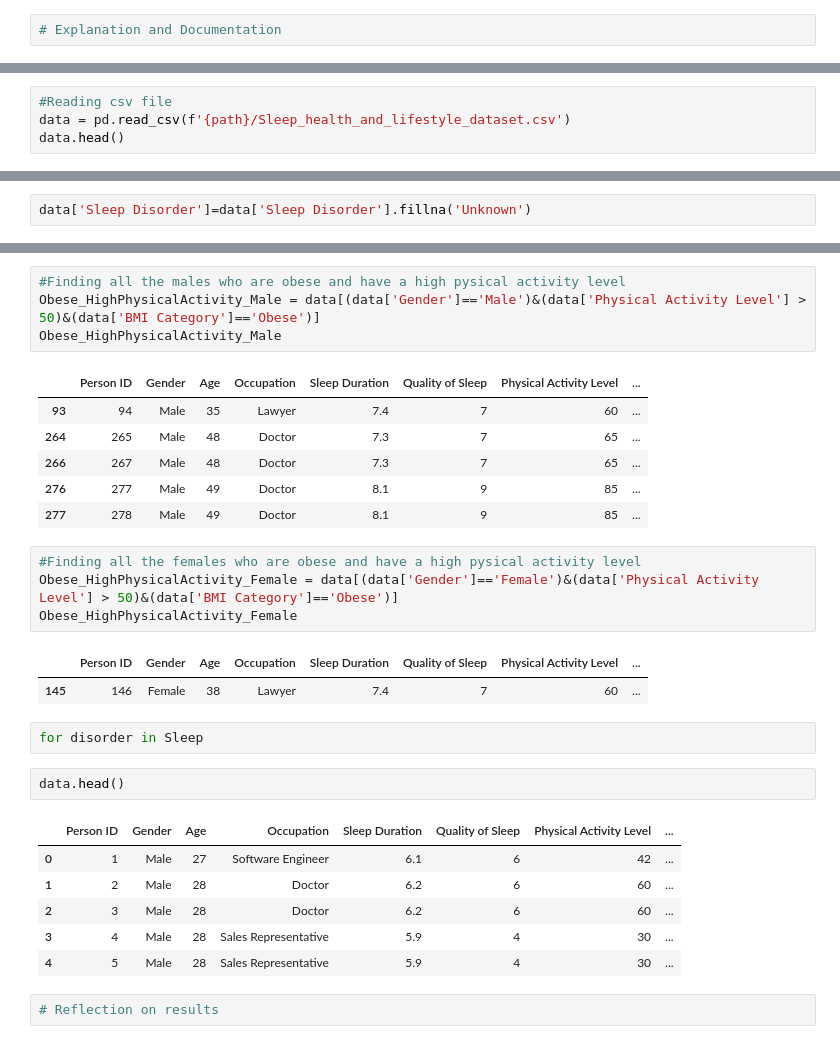
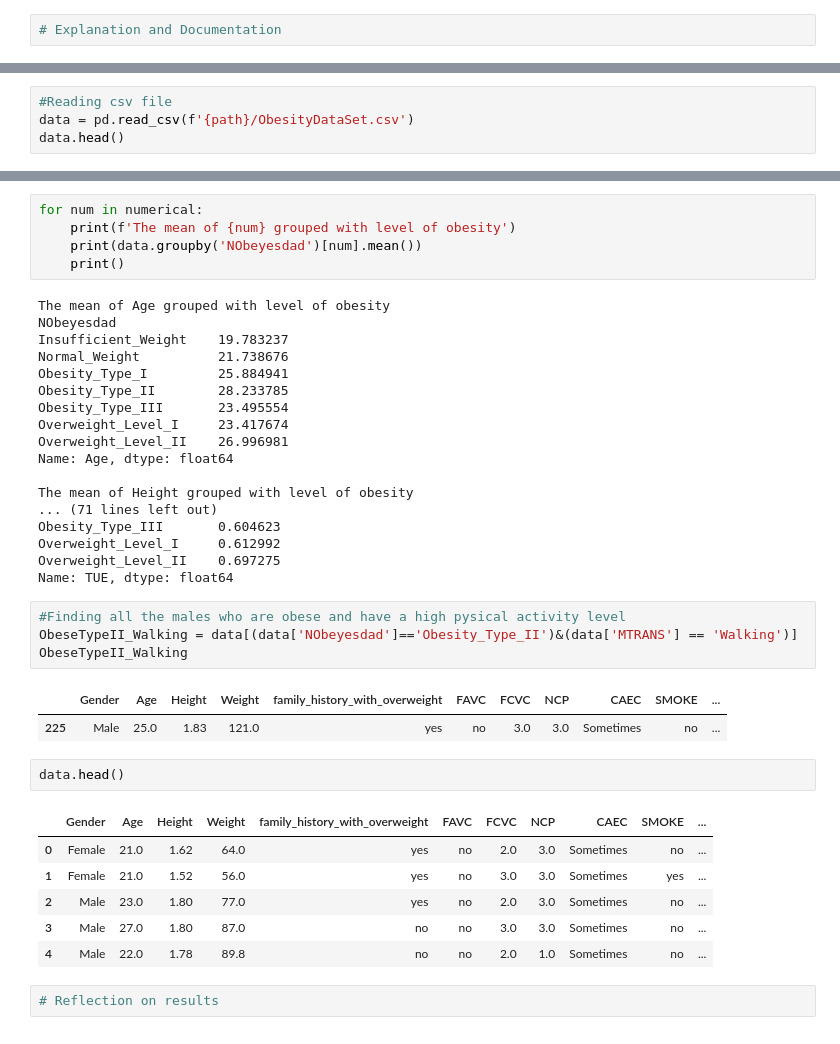
Before and after one commit to Ruthamey1/handling_data, a Jupyter notebook: NTU_N1019812_SOFT40161_CourseWork.ipynb, the cells around one changed output, grey strips where cells are left out. Saved outputs shown, nothing was run; the diff lists cells and outputs as text.

```diff
--- a/NTU_N1019812_SOFT40161_CourseWork.ipynb
+++ b/NTU_N1019812_SOFT40161_CourseWork.ipynb
@@ -38,5 +40,5 @@ Path to dataset files: /Users/ruthamey/.cache/kagglehub/datasets/uom190346a/slee
 # %%
 #Reading csv file
-data = pd.read_csv(f'{path}/Sleep_health_and_lifestyle_dataset.csv')
+data = pd.read_csv(f'{path}/ObesityDataSet.csv')
 data.head()
 # %% [output]
@@ -114,2 +106,0 @@ As there is over half the data missing for sleep disorder and the two categories
-# %%
-data['Sleep Disorder']=data['Sleep Disorder'].fillna('Unknown')
@@ -164,32 +134,42 @@ Name: Quality of Sleep, dtype: float64
+# %%
+for num in numerical:
+    print(f'The mean of {num} grouped with level of obesity')
+    print(data.groupby('NObeyesdad')[num].mean())
+    print()
+# %% [output]
+The mean of Age grouped with level of obesity
+NObeyesdad
+Insufficient_Weight    19.783237
+Normal_Weight          21.738676
+Obesity_Type_I         25.884941
+Obesity_Type_II        28.233785
+Obesity_Type_III       23.495554
+Overweight_Level_I     23.417674
+Overweight_Level_II    26.996981
+Name: Age, dtype: float64
+
+The mean of Height grouped with level of obesity
+... (71 lines left out)
+Obesity_Type_III       0.604623
+Overweight_Level_I     0.612992
+Overweight_Level_II    0.697275
+Name: TUE, dtype: float64
 # %%
 #Finding all the males who are obese and have a high pysical activity level
-Obese_HighPhysicalActivity_Male = data[(data['Gender']=='Male')&(data['Physical Activity Level'] > 50)&(data['BMI Category']=='Obese')]
-Obese_HighPhysicalActivity_Male
+ObeseTypeII_Walking = data[(data['NObeyesdad']=='Obesity_Type_II')&(data['MTRANS'] == 'Walking')]
+ObeseTypeII_Walking
 # %% [output]
-|  | Person ID | Gender | Age | Occupation | Sleep Duration | Quality of Sleep | Physical Activity Level | ... |
-| 93 | 94 | Male | 35 | Lawyer | 7.4 | 7 | 60 | ... |
-| 264 | 265 | Male | 48 | Doctor | 7.3 | 7 | 65 | ... |
-| 266 | 267 | Male | 48 | Doctor | 7.3 | 7 | 65 | ... |
-| 276 | 277 | Male | 49 | Doctor | 8.1 | 9 | 85 | ... |
-| 277 | 278 | Male | 49 | Doctor | 8.1 | 9 | 85 | ... |
+|  | Gender | Age | Height | Weight | family_history_with_overweight | FAVC | FCVC | NCP | CAEC | SMOKE | ... |
+| 225 | Male | 25.0 | 1.83 | 121.0 | yes | no | 3.0 | 3.0 | Sometimes | no | ... |
-# %%
-#Finding all the females who are obese and have a high pysical activity level
-Obese_HighPhysicalActivity_Female = data[(data['Gender']=='Female')&(data['Physical Activity Level'] > 50)&(data['BMI Category']=='Obese')]
-Obese_HighPhysicalActivity_Female
-# %% [output]
-|  | Person ID | Gender | Age | Occupation | Sleep Duration | Quality of Sleep | Physical Activity Level | ... |
-| 145 | 146 | Female | 38 | Lawyer | 7.4 | 7 | 60 | ... |
-# %%
-for disorder in Sleep
 # %%
 data.head()
 # %% [output]
-|  | Person ID | Gender | Age | Occupation | Sleep Duration | Quality of Sleep | Physical Activity Level | ... |
-| 0 | 1 | Male | 27 | Software Engineer | 6.1 | 6 | 42 | ... |
-| 1 | 2 | Male | 28 | Doctor | 6.2 | 6 | 60 | ... |
-| 2 | 3 | Male | 28 | Doctor | 6.2 | 6 | 60 | ... |
-| 3 | 4 | Male | 28 | Sales Representative | 5.9 | 4 | 30 | ... |
-| 4 | 5 | Male | 28 | Sales Representative | 5.9 | 4 | 30 | ... |
+|  | Gender | Age | Height | Weight | family_history_with_overweight | FAVC | FCVC | NCP | CAEC | SMOKE | ... |
+| 0 | Female | 21.0 | 1.62 | 64.0 | yes | no | 2.0 | 3.0 | Sometimes | no | ... |
+| 1 | Female | 21.0 | 1.52 | 56.0 | yes | no | 3.0 | 3.0 | Sometimes | yes | ... |
+| 2 | Male | 23.0 | 1.80 | 77.0 | yes | no | 2.0 | 3.0 | Sometimes | no | ... |
+| 3 | Male | 27.0 | 1.80 | 87.0 | no | no | 3.0 | 3.0 | Sometimes | no | ... |
+| 4 | Male | 22.0 | 1.78 | 89.8 | no | no | 2.0 | 1.0 | Sometimes | no | ... |
 # %%
 # Reflection on results
 # %% [markdown]
```
Also changed, not shown: parts of 14 cells of this notebook.
